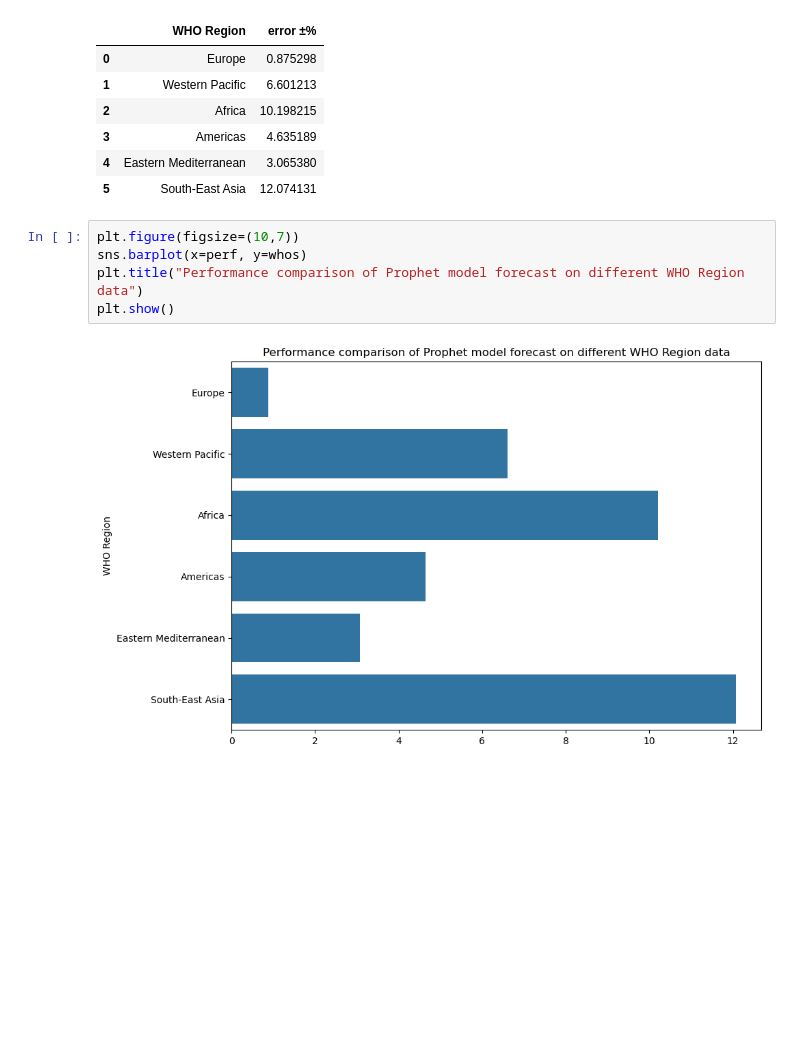
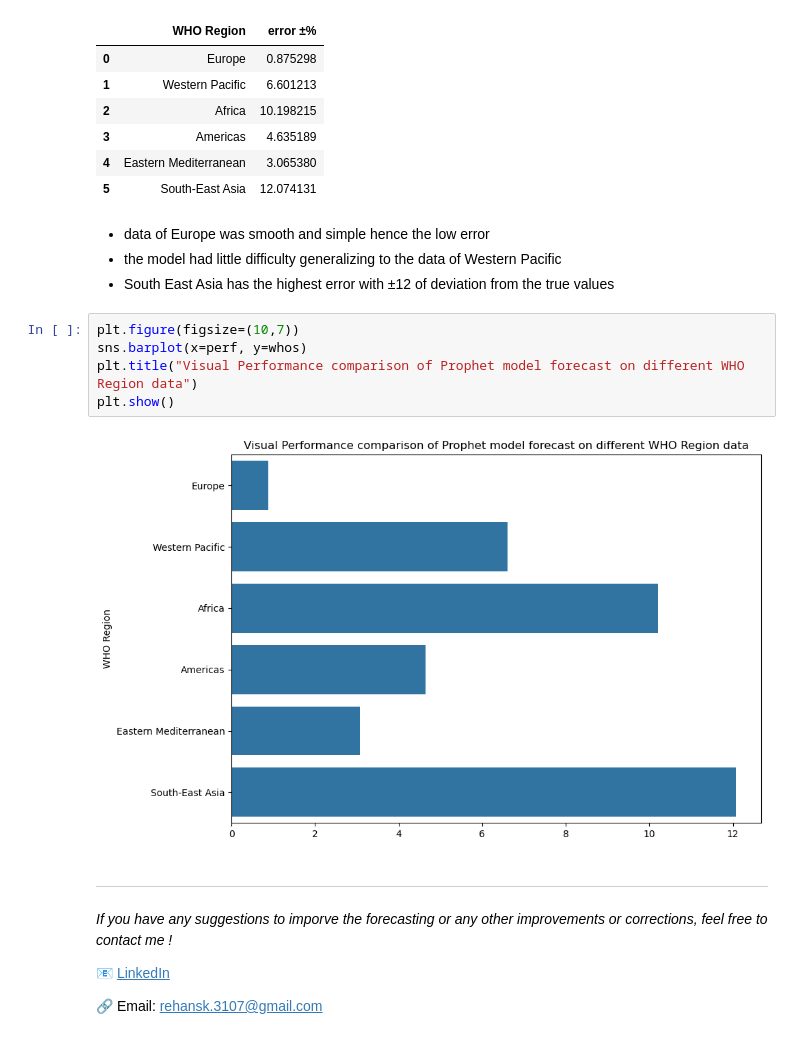
Before and after one commit to RehanShaikh-ai/covid-19-analysis-and-forecasting, a Jupyter notebook: covid_analysis.ipynb, the cells around one changed output. Cells and saved outputs as stored; diff of their text form; blank space fills up the shorter version.

```diff
--- a/covid_analysis.ipynb
+++ b/covid_analysis.ipynb
@@ -273,10 +336,23 @@ pd.DataFrame({"WHO Region": whos, "error ±%": perf})
 | 3 | Americas | 4.635189 |
 | 4 | Eastern Mediterranean | 3.065380 |
 | 5 | South-East Asia | 12.074131 |
+# %% [markdown]
+- data of Europe was smooth and simple hence the low error
+- the model had little difficulty generalizing to the data of Western Pacific
+- South East Asia has the highest error with ±12 of deviation from the true values
 # %%
 plt.figure(figsize=(10,7))
 sns.barplot(x=perf, y=whos)
-plt.title("Performance comparison of Prophet model forecast on different WHO Region data")
+plt.title("Visual Performance comparison of Prophet model forecast on different WHO Region data")
 plt.show()
 # %% [output]
-[figure, old version]
+[figure, new version]
+# %% [markdown]
+----------
+# %% [markdown]
+_If you have any suggestions to imporve the forecasting or any other improvements or corrections, feel free to contact me !_
+
+
+📧 [LinkedIn](www.linkedin.com/in/rehan-shaikh-68153a246)
+
+🔗 Email: rehansk.3107@gmail.com
```
Also changed, not shown: parts of 39 cells of this notebook.
